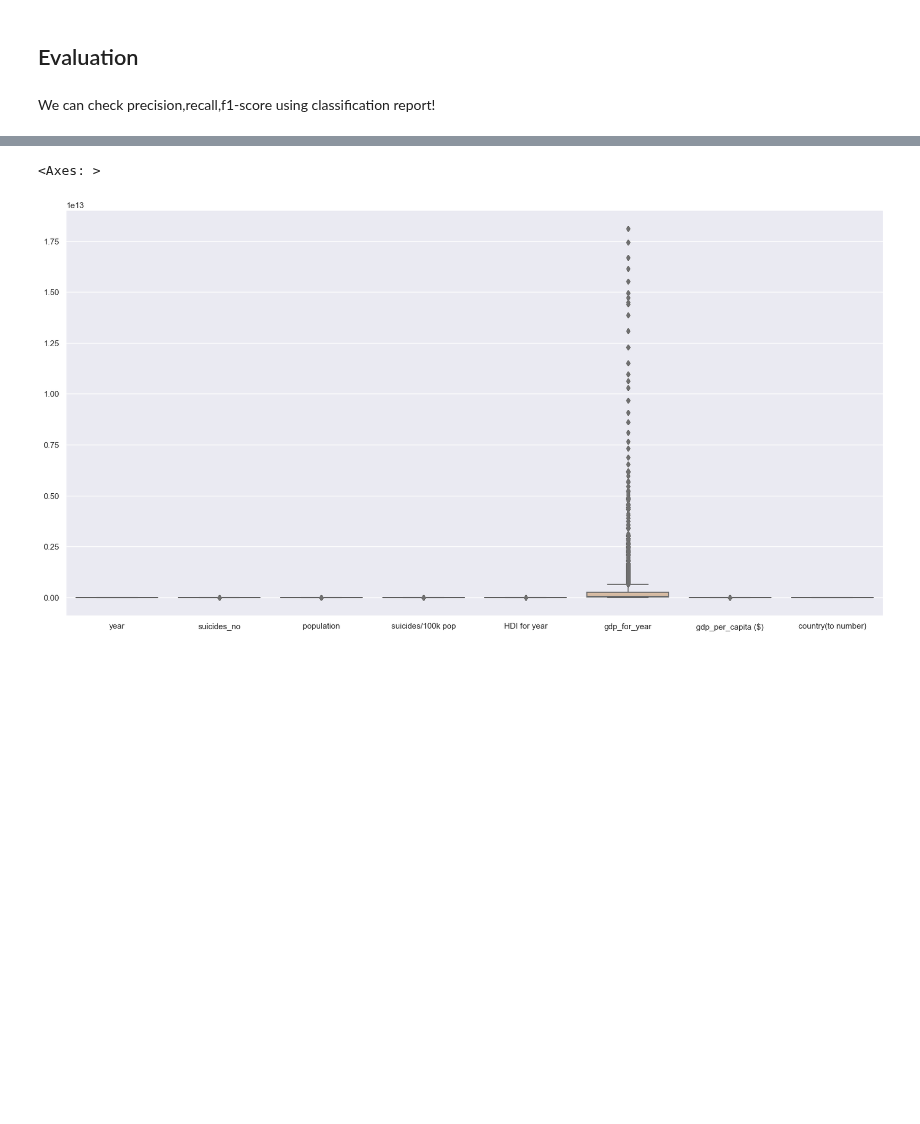
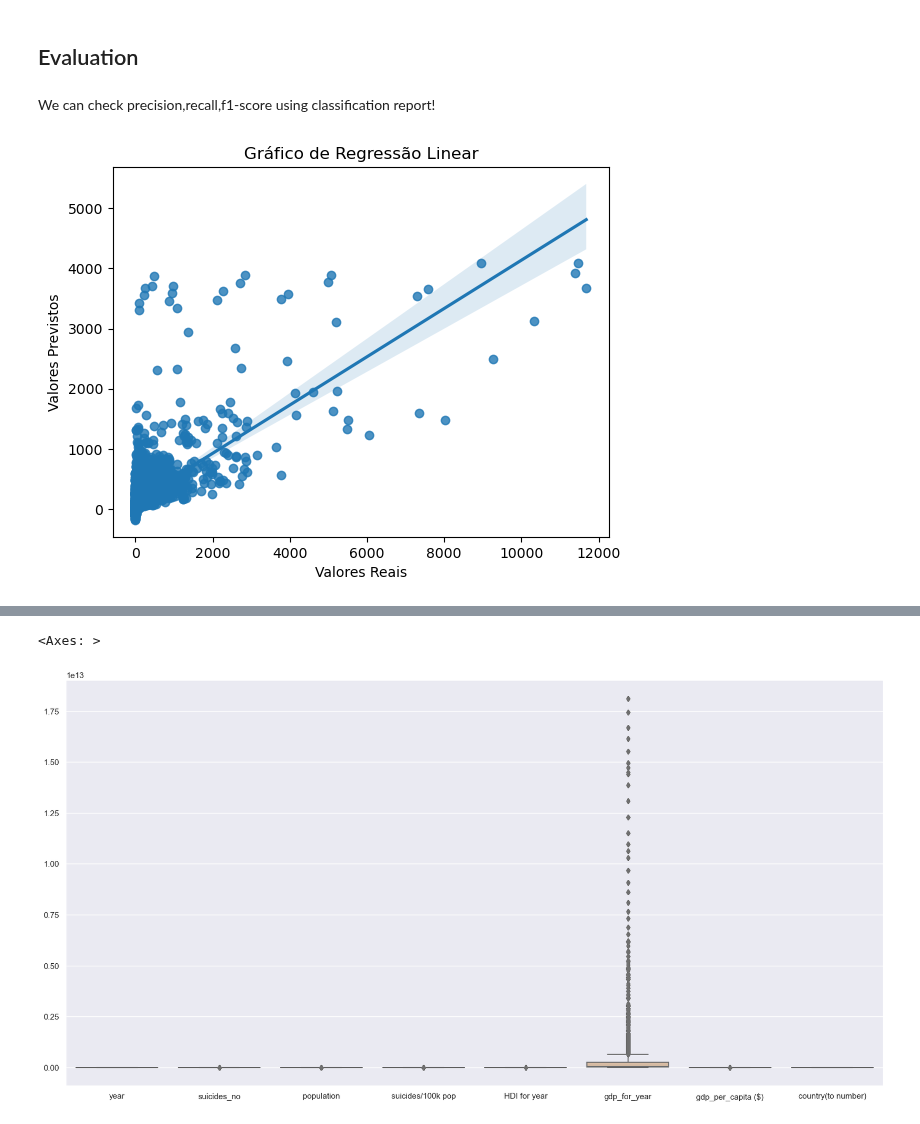
Before and after one commit to rafa2002/DAA-2324, a Jupyter notebook: Suicides.ipynb, the cells around one changed output, grey strips where cells are left out. Cells and saved outputs as stored; diff of their text form; code cells hidden in the pictures; blank space fills up the shorter version.

```diff
--- a/Suicides.ipynb
+++ b/Suicides.ipynb
@@ -208,8 +355,26 @@ We can check precision,recall,f1-score using classification report!
 # %%
 from sklearn.metrics import classification_report, ConfusionMatrixDisplay
 # %%
-print("With 'newton-cg': \n", classification_report(y_test,predictions))
+#print("With 'newton-cg': \n", classification_report(y_test,predictions))
 #print("With 'lbfgs': \n", classification_report(y_test,predictions2))
 #print("With 'liblinear': \n", classification_report(y_test,predictions3))
+
+# Gráfico de dispersão com linha de regressão
+'''plt.scatter(y_test, predictions)
+plt.xlabel("Valores Reais")
+plt.ylabel("Valores Previstos")
+plt.title("Gráfico de Dispersão com Linha de Regressão")
+plt.plot([y_test.min(), y_test.max()], [y_test.min(), y_test.max()], '--k', linewidth=2)  # Linha de 45 graus
+plt.show()'''
+
+
+# Gráfico de regressão linear
+sns.regplot(x=y_test, y=predictions)
+plt.xlabel("Valores Reais")
+plt.ylabel("Valores Previstos")
+plt.title("Gráfico de Regressão Linear")
+plt.show()
+# %% [output]
+[figure, added]
 # %%
 df.columns
```
Also changed, not shown: parts of 33 cells of this notebook.
